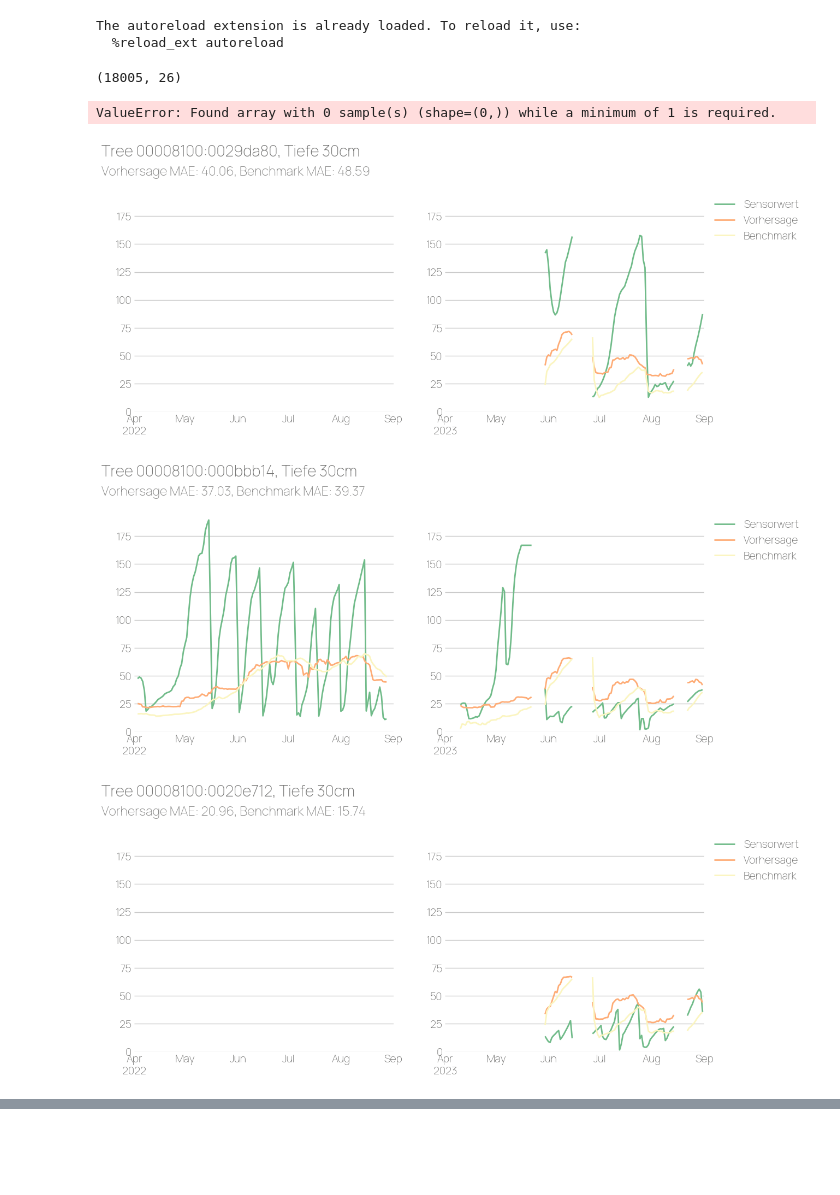
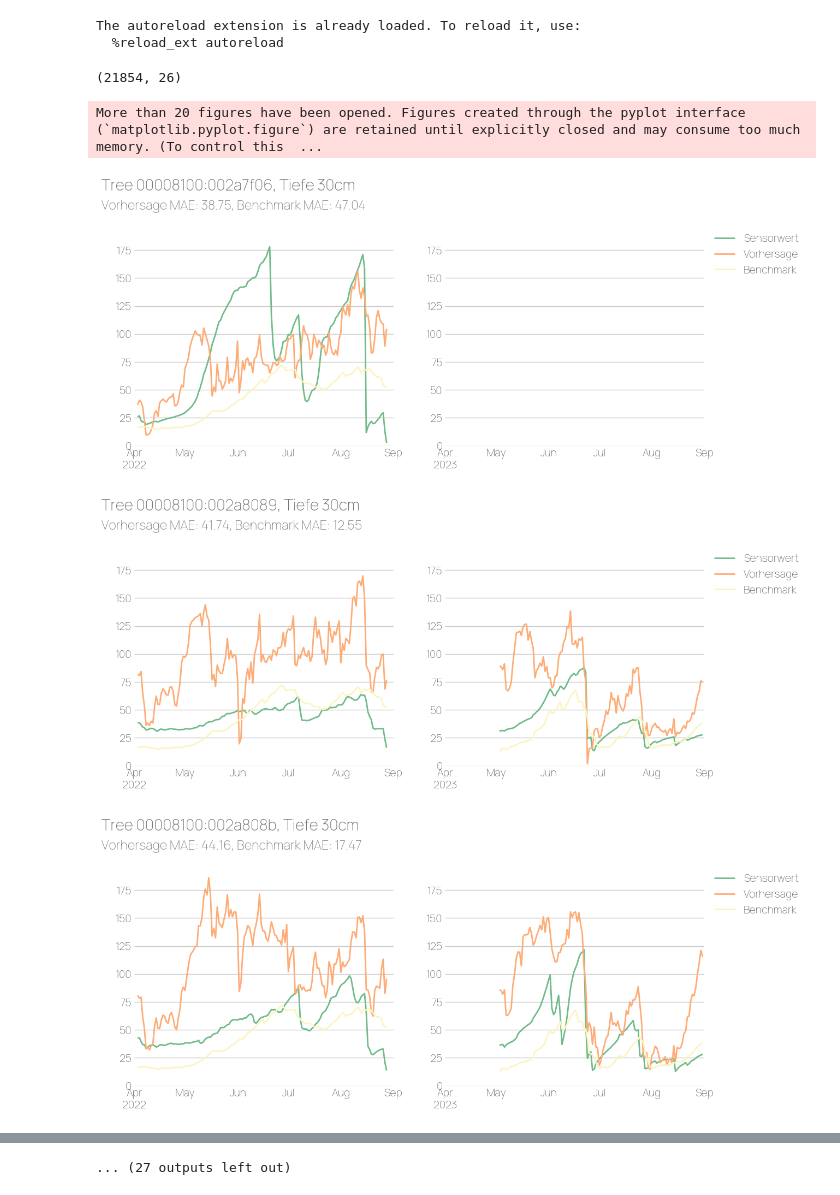
Before and after one commit to technologiestiftung/qtrees-ai-data, a Jupyter notebook: notebooks/model_evaluation.ipynb, the cells around one changed output, grey strips where cells are left out. Cells and saved outputs as stored; diff of their text form; code cells hidden in the pictures; blank space fills up the shorter version.

```diff
--- a/notebooks/model_evaluation.ipynb
+++ b/notebooks/model_evaluation.ipynb
@@ -271,10 +271,10 @@ FEATURES_POC = ["type_id", "standalter_cat", "shading_index", "temp_avg_c", "rai
 FEATURES_MVP = ["type_id", "shading_index", "standalter_cat", "temp_avg_c", "rainfall_mm",  "water_sga", "water_gdk", "month", "gestern", "baumscheibe_surface", "gattung", "baumscheibe_cat", "wind_max_ms", "ghi_sum_whm2", "upm"]
 FEATURE_NAIVE = ["gestern"]
 
-#data = data.loc[(data.timestamp >= "2022-1")&(data.timestamp < "2023-09"), :].sort_values(["sensor_id", "timestamp"]).dropna(subset=["value"])
-#weather_features = ["temp_avg_c", "rainfall_mm", "wind_max_ms", "ghi_sum_whm2", "upm"]
-#for c in weather_features:
-#    data[c] = data[c].interpolate()
+data = data.loc[(data.timestamp >= "2022-1")&(data.timestamp < "2023-09"), :].sort_values(["sensor_id", "timestamp"]).dropna(subset=["value"])
+weather_features = ["temp_avg_c", "rainfall_mm", "wind_max_ms", "ghi_sum_whm2", "upm"]
+for c in weather_features:
+    data[c] = data[c].interpolate()
 
 clean_idx = data.loc[data.timestamp < "2023-09", FEATURES_MVP].dropna().index
 data = data.loc[clean_idx]
@@ -292,29 +292,29 @@ data.gattung = data.gattung.astype(int)
 data.baumscheibe_surface = data.baumscheibe_surface.astype(int)
 data.shape
 # %% [output]
-(18005, 26)
+(21854, 26)
 # %%
 ### Things to change
 #for md in [2, 3, 4, 5, 8, 13]:
-name = f"Slides MVP RF (no rain)"
+name = f"Slides MVP XGBoost (no rain)"
 features=FEATURES_MVP # FEATURES_POC
 
-hyper_parameters=dict(max_features="sqrt", n_estimators=1000, max_depth=5, bootstrap=True)
-model = RandomForestRegressor(**hyper_parameters)
+#hyper_parameters=dict(max_features="sqrt", n_estimators=1000, max_depth=5, bootstrap=True)
+#model = RandomForestRegressor(**hyper_parameters)
 
 # hyper_parameters=dict(n_estimators=1000, learning_rate=0.1, max_depth=5, random_state=42, loss="quantile", alpha=.5)
 #hyper_parameters=dict(n_estimators=1000, learning_rate=0.1, max_depth=5, random_state=42)
 #model = GradientBoostingRegressor(**hyper_parameters)
 
-#hyper_parameters=dict(n_estimators=1000, learning_rate=0.1, max_depth=5, random_state=42)
-#model = XGBRegressor(**hyper_parameters)
+hyper_parameters=dict(n_estimators=1000, learning_rate=0.1, max_depth=5, random_state=42)
+model = XGBRegressor(**hyper_parameters)
 
 folds = create_train_test_split_across_sites(data, n_splits=4)
 results, predictions = evaluate_folds(folds, name, model, hyper_parameters=hyper_parameters, features=features)
 
 #results = evaluate_benchmark_on_folds(folds, log_experiment=True)
 # %% [output]
-ValueError: Found array with 0 sample(s) (shape=(0,)) while a minimum of 1 is required.
+More than 20 figures have been opened. Figures created through the pyplot interface (`matplotlib.pyplot.figure`) are retained until explicitly closed and may consume too much memory. (To control this  ...
-[figure, old version]
+[figure, new version]
-[figure, old version]
+[figure, new version]
-[figure, old version]
+[figure, new version]
@@ -327,3 +329,4 @@ ValueError: Found array with 0 sample(s) (shape=(0,)) while a minimum of 1 is re
+... (27 outputs left out)
 # %%
 predictions["errors"] = predictions["value"] - predictions["y_hat"]
 predictions["absolute_errors"] = abs(predictions["value"] - predictions["y_hat"])
```
Also changed, not shown: parts of 4 cells of this notebook.
